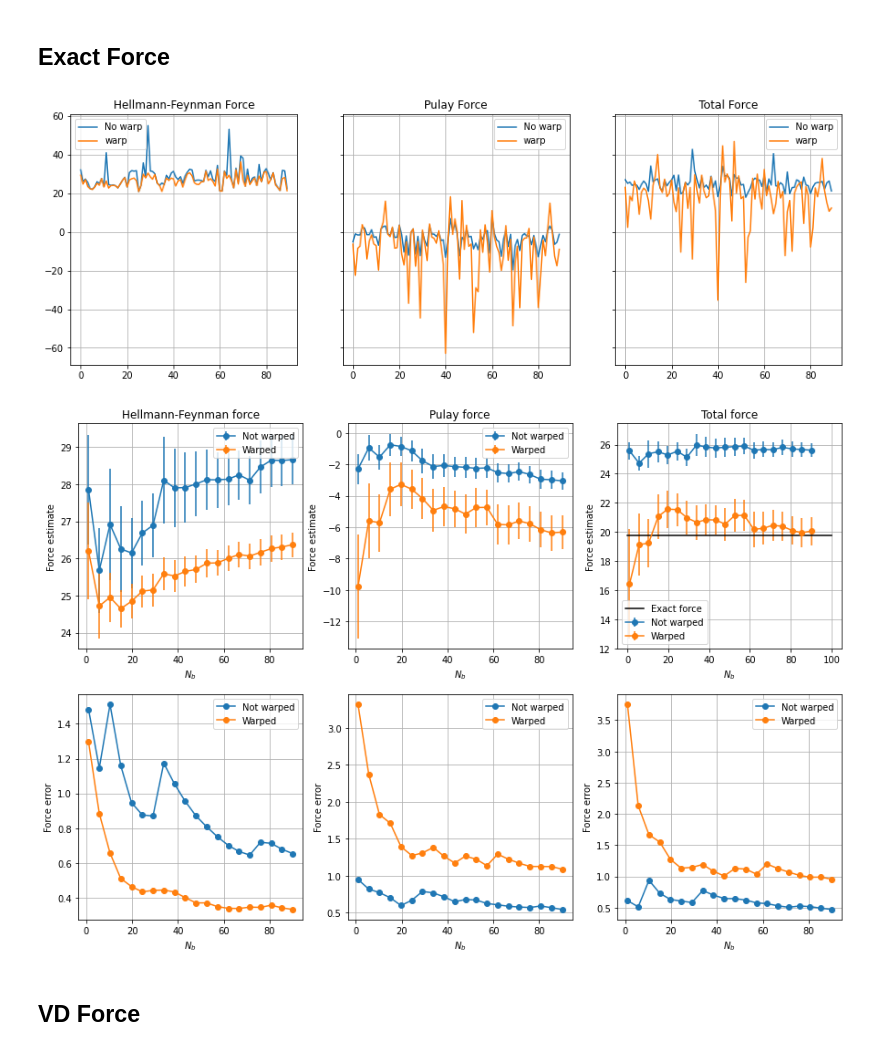
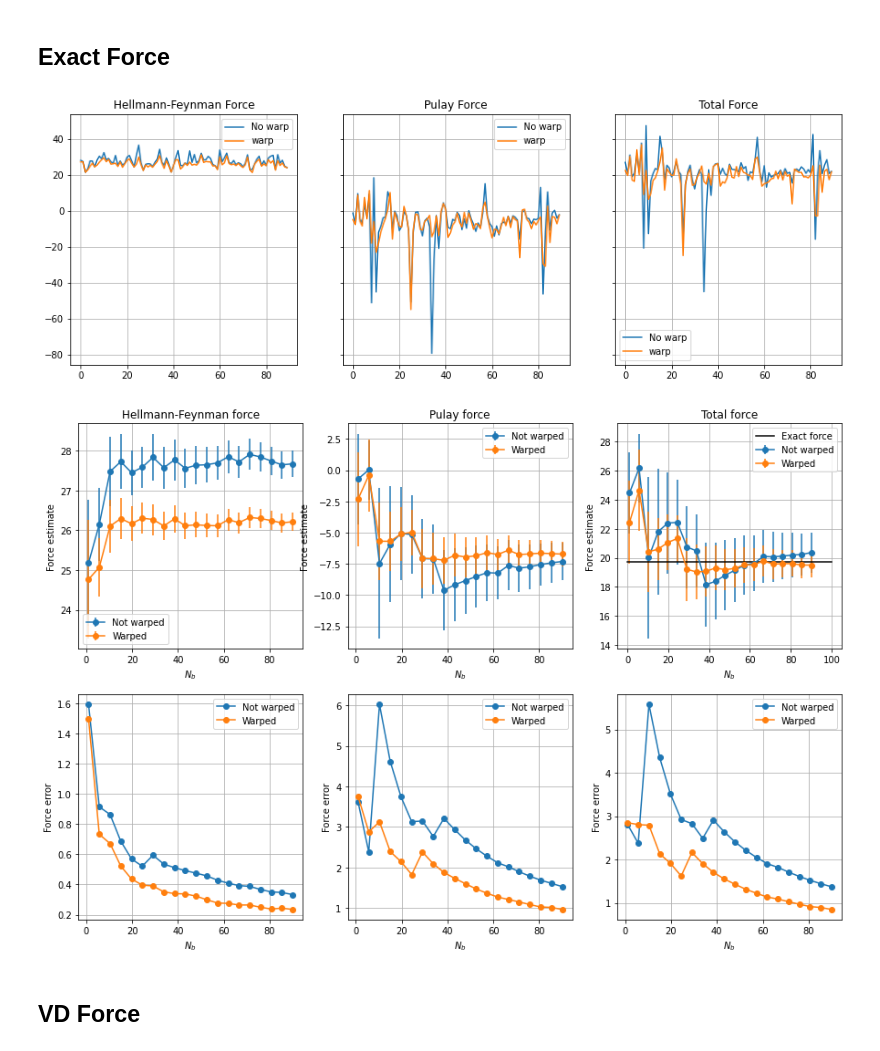
Before and after one commit to Jvanrhijn/pydmc, a Jupyter notebook: examples/pib_2d.ipynb, the cells around one changed output. Saved outputs shown, nothing was run; the diff lists cells and outputs as text; code cells hidden in the pictures.

```diff
--- a/examples/pib_2d.ipynb
+++ b/examples/pib_2d.ipynb
@@ -12,8 +12,8 @@ from pydmc import *
 from plotutil import *
 %matplotlib inline
 # %%
-nconf = 1
-time_step = 1e-1
+nconf = 25
+time_step = 1e-2
 reference_energy = 10
 blocks = 100
 steps_per_block = int(time_step/1e-2 * 100)
@@ -32,10 +32,7 @@ class GuidingWaveFunction(WaveFunction, GeometryParametrized):
     def __call__(self, x):
         y = x[1]
         x = x[0]
-        #return (y - self._l/2)*np.sin(np.pi*y/self._l)
-        if x > self._l or x < 0 or y > self._l or y < 0:
-            return 0
-        return x*(self._l - x)*y*(self._l - y)
+        return max(0, x*(self._l - x)*y*(self._l - y))
 
     def gradient(self, x):
         return gradient_fd(self, x)
@@ -50,4 +47,6 @@ class GuidingWaveFunction(WaveFunction, GeometryParametrized):
         return self._l
 
     def geometry_gradient(self, x):
+        #psisec = self.deform(1e-5)
+        #return (psisec(x) - self(x))/1e-5
         return x[0]*x[1]*(2*self._l - (x[0] + x[1]))
@@ -105,19 +99,19 @@ flhf, flhf_warp, flpulay_exact, flpulay_exact_warp, flpulay_vd, flpulay_vd_warp,
 # %% [markdown]
 ## Exact Force
 # %%
-plot_force_data_trace(flhf, flpulay_exact, flhf_warp, flpulay_exact_nocutoff_warp, bin_size=1)
+plot_force_data_trace(flhf, flpulay_exact_nocutoff, flhf_warp, flpulay_exact_nocutoff_warp, bin_size=1)
 # %% [output]
-[figure, old version]
+[figure, new version]
 # %%
-axes = plot_error_over_time(flhf, flpulay_exact, flhf_warp, flpulay_exact_warp, 20, 1)
+axes = plot_error_over_time(flhf, flpulay_exact_nocutoff, flhf_warp, flpulay_exact_nocutoff_warp, 20, 1)
 for (ax, title) in zip(axes.T, ["Hellmann-Feynman force", "Pulay force", "Total force"]):
     ax[0].set_xlabel(r"$N_b$"); ax[1].set_xlabel(r"$N_b$")
     ax[0].set_ylabel("Force estimate"); ax[1].set_ylabel("Force error")
     ax[0].set_title(title)
 axes[0, -1].plot([0, blocks], [force_exact]*2, "black", label="Exact force")
 axes[0, -1].legend();
 # %% [output]
-[figure, old version]
+[figure, new version]
 # %% [markdown]
 ## VD Force
 # %%
```
Also changed, not shown: parts of 6 cells of this notebook, 1 other file.
